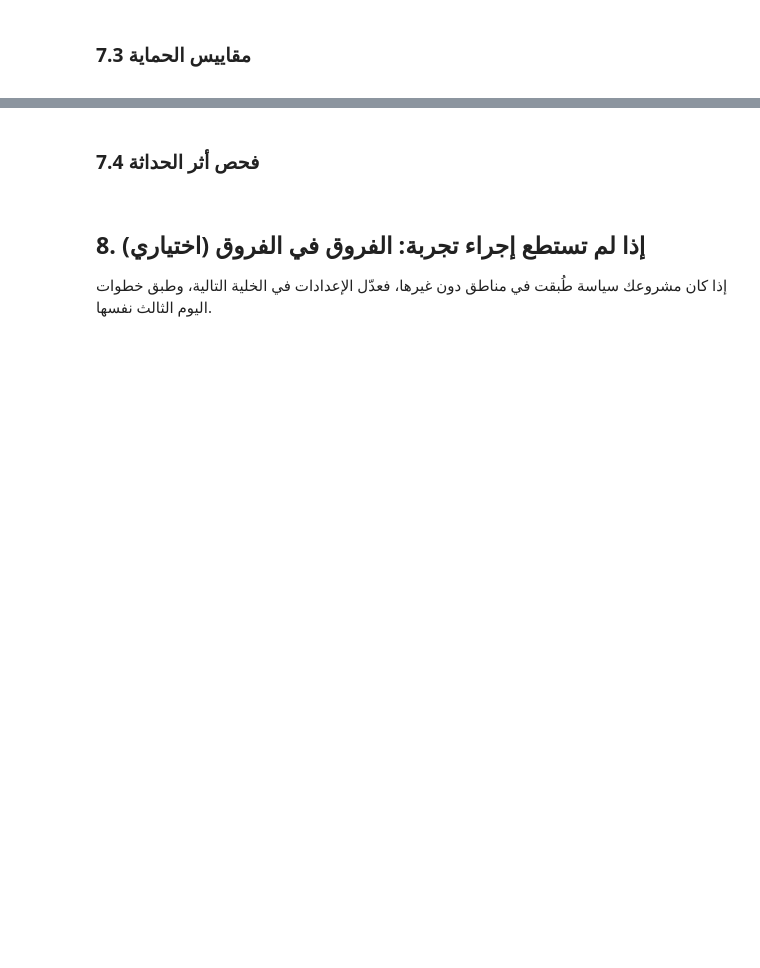
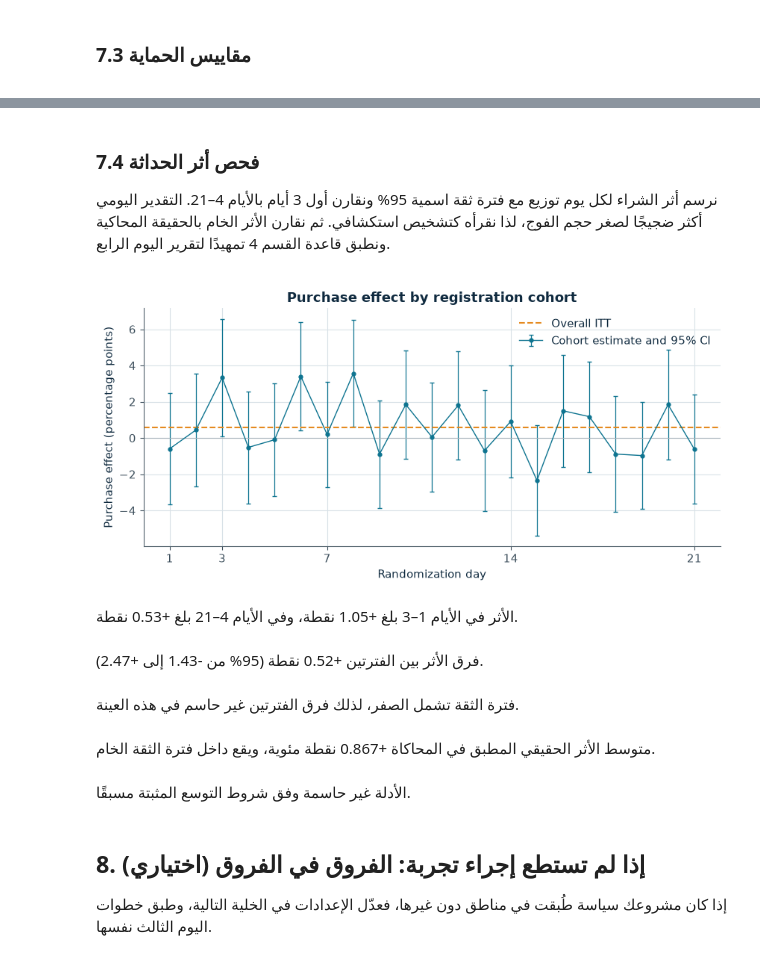
Before and after one commit to turki-91/abandoned-cart-reminder-ab-test, a Jupyter notebook: project_template.ipynb, the cells around one changed output, grey strips where cells are left out. Saved outputs shown, nothing was run; the diff lists cells and outputs as text; code cells hidden in the pictures; blank space fills up the shorter version.

Commit message:
Day 3: execute prespecified simulation and analysis (Sections 4-7)

```diff
--- a/project_template.ipynb
+++ b/project_template.ipynb
@@ -451,18 +609,64 @@ guard_table.round(4)
 
 ### 7.4 فحص أثر الحداثة
 
+نرسم أثر الشراء لكل يوم توزيع مع فترة ثقة اسمية 95% ونقارن أول 3 أيام بالأيام 4–21. التقدير اليومي أكثر ضجيجًا لصغر حجم الفوج، لذا نقرأه كتشخيص استكشافي. ثم نقارن الأثر الخام بالحقيقة المحاكية ونطبق قاعدة القسم 4 تمهيدًا لتقرير اليوم الرابع.
+
 </div>
 # %%
-daily = data.groupby(["day", "variant"])["ordered"].mean().unstack()
-daily_lift = (daily["B"] - daily["A"]) * 100
-plt.plot(daily_lift.index, daily_lift.values, marker="o", color=TEAL, label=ar("الأثر في كل يوم"))
-plt.axhline(primary["الفرق"] * 100, color=ORANGE, linestyle="--", label=ar("الأثر الكلي"))
-plt.axhline(0, color=GRAY, linewidth=0.8)
-plt.xlabel(ar("يوم دخول المستخدم"))
-plt.ylabel(ar("الأثر (نقطة مئوية)"))
-plt.title(ar("هل الأثر ثابت مع الوقت؟"))
-plt.legend()
-plt.show()
+daily_rows = []
+for day, cohort in data.groupby("day"):
+    result = diff_ci(cohort.loc[cohort["variant"].eq("A"), "ordered"],
+                     cohort.loc[cohort["variant"].eq("B"), "ordered"], alpha)
+    daily_rows.append({"day": day, **result})
+daily_effect = pd.DataFrame(daily_rows).set_index("day")
+
+fig, ax = plt.subplots(figsize=(8.6, 4.2), dpi=100)
+ax.errorbar(daily_effect.index, daily_effect["الفرق"] * 100,
+            yerr=(daily_effect["أعلى 95%"] - daily_effect["الفرق"]) * 100,
+            fmt="o-", markersize=3.5, linewidth=1, elinewidth=0.9, capsize=2,
+            color=TEAL, label="Cohort estimate and 95% CI")
+ax.axhline(primary["الفرق"] * 100, color=ORANGE, linestyle="--", label="Overall ITT")
+ax.axhline(0, color=GRAY, linewidth=0.8)
+ax.set(xlabel="Randomization day", ylabel="Purchase effect (percentage points)",
+       title="Purchase effect by registration cohort", xticks=[1, 3, 7, 14, 21])
+ax.legend(loc="best")
+fig.tight_layout()
+display(fig)
+plt.close(fig)
+
+early = diff_ci(A.loc[A["day"].le(3), "ordered"], B.loc[B["day"].le(3), "ordered"], alpha)
+late = diff_ci(A.loc[A["day"].gt(3), "ordered"], B.loc[B["day"].gt(3), "ordered"], alpha)
+novelty_delta = early["الفرق"] - late["الفرق"]
+novelty_half_width = stats.norm.ppf(1 - alpha / 2) * np.hypot(early["SE"], late["SE"])
+novelty_low = novelty_delta - novelty_half_width
+novelty_high = novelty_delta + novelty_half_width
+say(f"الأثر في الأيام 1–3 بلغ {early['الفرق'] * 100:+.2f} نقطة، وفي الأيام 4–21 بلغ {late['الفرق'] * 100:+.2f} نقطة.")
+say(f"فرق الأثر بين الفترتين {novelty_delta * 100:+.2f} نقطة (95% من {novelty_low * 100:+.2f} إلى {novelty_high * 100:+.2f}).")
+if novelty_low <= 0 <= novelty_high:
+    say("فترة الثقة تشمل الصفر، لذلك فرق الفترتين غير حاسم في هذه العينة.")
+
+primary_low, primary_high = primary["أدنى 95%"], primary["أعلى 95%"]
+truth_covered = primary_low <= simulation_truth <= primary_high
+coverage_text = "يقع داخل" if truth_covered else "يقع خارج"
+say(f"متوسط الأثر الحقيقي المطبق في المحاكاة {simulation_truth * 100:+.3f} نقطة مئوية، و{coverage_text} فترة الثقة الخام.")
+
+guardrails_ok = all(status == "سليم" for status in guard_status.values())
+if primary_high < 0 or any(status == "ضرر يتجاوز الهامش" for status in guard_status.values()):
+    day3_decision = "تدعم النتائج المحاكية وجود ضرر يوقف التوسع."
+elif primary_high < CONFIG["mde_abs"]:
+    day3_decision = "استبعدت الفترة فائدة تبلغ الحد العملي المستهدف."
+elif primary_low > 0 and primary["الفرق"] >= CONFIG["mde_abs"] and guardrails_ok:
+    day3_decision = "حقق السيناريو المحاكى شروط الانتقال إلى اختبار ميداني."
+else:
+    day3_decision = "الأدلة غير حاسمة وفق شروط التوسع المثبتة مسبقًا."
+say(day3_decision)
+# %% [output]
+[figure, added]
+الأثر في الأيام 1–3 بلغ +1.05 نقطة، وفي الأيام 4–21 بلغ +0.53 نقطة.
+فرق الأثر بين الفترتين +0.52 نقطة (95% من -1.43 إلى +2.47).
+فترة الثقة تشمل الصفر، لذلك فرق الفترتين غير حاسم في هذه العينة.
+متوسط الأثر الحقيقي المطبق في المحاكاة +0.867 نقطة مئوية، ويقع داخل فترة الثقة الخام.
+الأدلة غير حاسمة وفق شروط التوسع المثبتة مسبقًا.
 # %% [markdown]
 <div dir="rtl">
 
```
Also changed, not shown: parts of 15 cells of this notebook, 2 other files.
